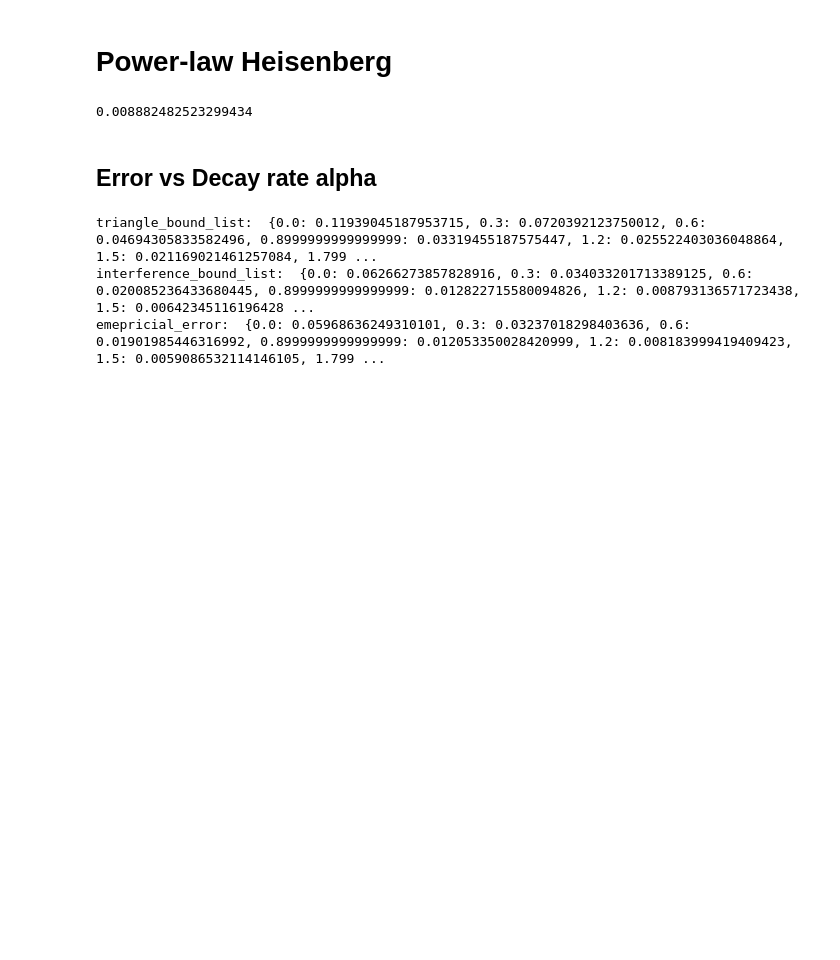
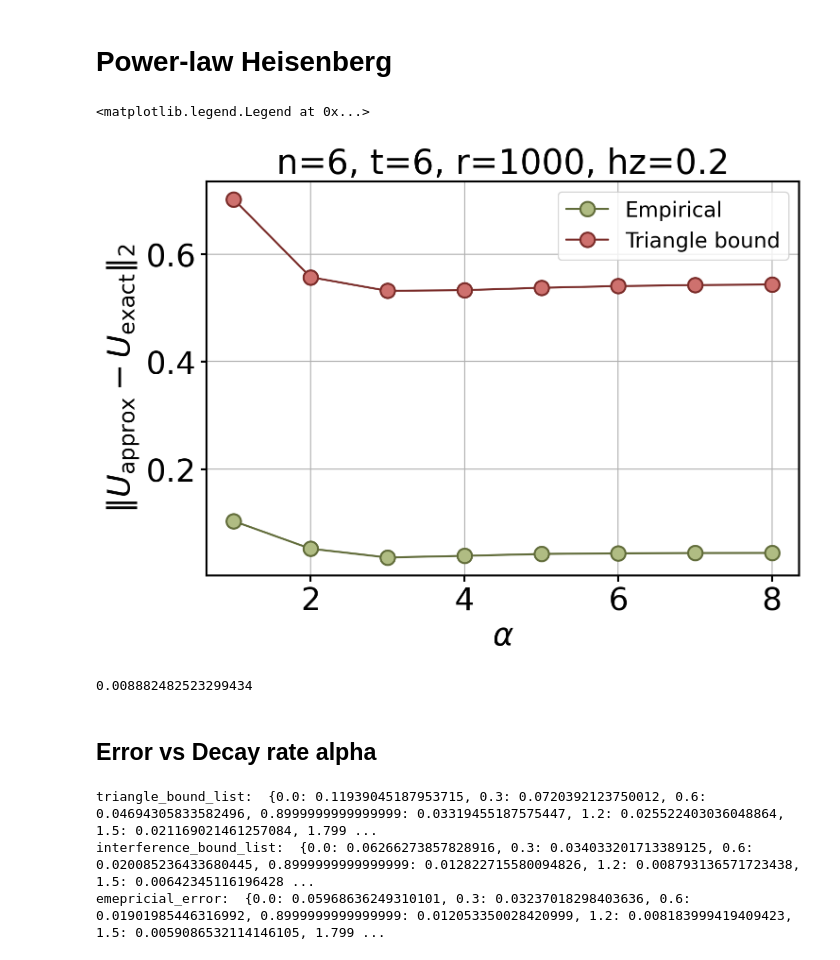
Before and after one commit to Jue-Xu/Interference-Trotter-Error, a Jupyter notebook: code/power_law.ipynb, the cells around one changed output. Cells and saved outputs as stored; diff of their text form; code cells hidden in the pictures; blank space fills up the shorter version.

```diff
--- a/code/power_law.ipynb
+++ b/code/power_law.ipynb
@@ -13,6 +13,39 @@ set_color_cycle(["#616c3aFF", "#7a2c29FF", "#253a6aFF", "#e3a13aFF"])
 
 fig_dir, data_dir = "./figs", "./data"
 prefix, suffix = "interference", "powlaw"
+# %%
+from quantum_simulation_recipe.spin import Power_Law
+from quantum_simulation_recipe.trotter import *
+from quantum_simulation_recipe.plot_config import *
+from quantum_simulation_recipe.bounds import tight_bound, interference_bound, norm, commutator
+
+n = 6
+hz = 0.2
+t, r = n, 1000
+alpha_list = [1, 2, 3, 4, 5, 6, 7, 8]
+error_list = []
+bound_list = []
+
+for alpha in alpha_list:
+    pl = Power_Law(n, alpha, Jx=1, Jy=1, Jz=1, hz=hz)
+    h_list = [term.to_matrix() for term in pl.ham_xyz]
+    appro_U = pf(h_list, t, r, order=1)
+    exact_U = expm(-1j * sum(h_list) * t)
+    error = np.linalg.norm(appro_U - exact_U, ord=2)
+    error_list.append(error)
+    bound_list.append(tight_bound(h_list, 1, t, r))
+
+fig, ax = plt.subplots()
+ax.plot(alpha_list, error_list, 'o-', label='Empirical')
+ax.plot(alpha_list, bound_list, 'o-', label='Triangle bound')
+ax.set_xlabel(r"$\alpha$")
+ax.set_ylabel(r"$\|U_{\rm approx} - U_{\rm exact}\|_2$")
+ax.set_title(f'n={n}, t={t}, r={r}, hz={hz}')
+ax.legend()
+# ax.set_yscale('log')
+# %% [output]
+<matplotlib.legend.Legend at 0x...>
+[figure, added]
 # %%
 def Delta(H, R, h, T):
     r = 1000
```
Also changed, not shown: 11 other files.
